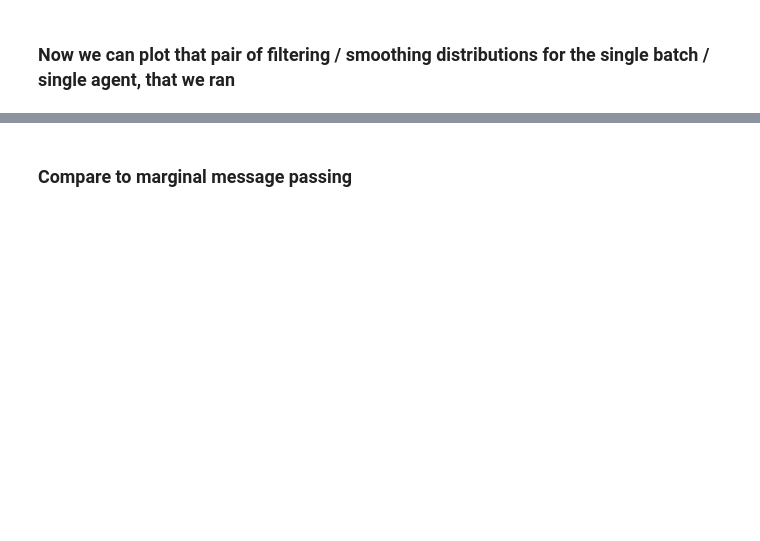
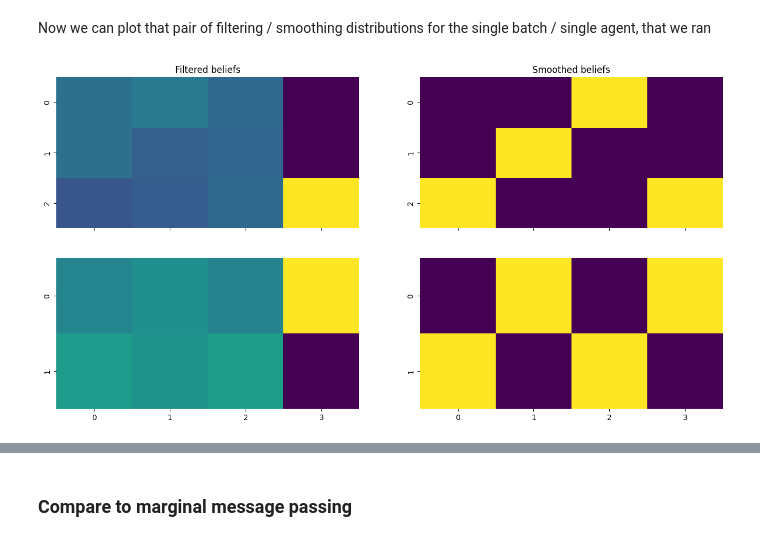
Before and after one commit to infer-actively/pymdp, a Jupyter notebook: examples/inference_and_learning/inference_methods_comparison.ipynb, the cells around one changed output, grey strips where cells are left out. Cells and saved outputs as stored; diff of their text form; code cells hidden in the pictures; blank space fills up the shorter version.

```diff
--- a/examples/inference_and_learning/inference_methods_comparison.ipynb
+++ b/examples/inference_and_learning/inference_methods_comparison.ipynb
@@ -95,14 +101,18 @@ smoothed_beliefs_sparse = v_jso(beliefs, sparse_B, actions_seq)
 # %% [markdown]
-### Now we can plot that pair of filtering / smoothing distributions for the single batch / single agent, that we ran
+Now we can plot that pair of filtering / smoothing distributions for the single batch / single agent, that we ran
 # %%
 # with dense matrices
 fig, axes = plt.subplots(2, 2, figsize=(16, 8), sharex=True)
 
 sns.heatmap(beliefs[0][0].mT, ax=axes[0, 0], cbar=False, vmax=1., vmin=0., cmap='viridis')
 sns.heatmap(beliefs[1][0].mT, ax=axes[1, 0], cbar=False, vmax=1., vmin=0., cmap='viridis')
 
 sns.heatmap(smoothed_beliefs[0][0][0].mT, ax=axes[0, 1], cbar=False, vmax=1., vmin=0., cmap='viridis')
 sns.heatmap(smoothed_beliefs[0][1][0].mT, ax=axes[1, 1], cbar=False, vmax=1., vmin=0., cmap='viridis')
 
 axes[0, 0].set_title('Filtered beliefs')
+axes[0, 1].set_title('Smoothed beliefs')
+plt.show()
+# %% [output]
+[figure, added]
 # %%
```
Also changed, not shown: parts of 12 cells of this notebook.
